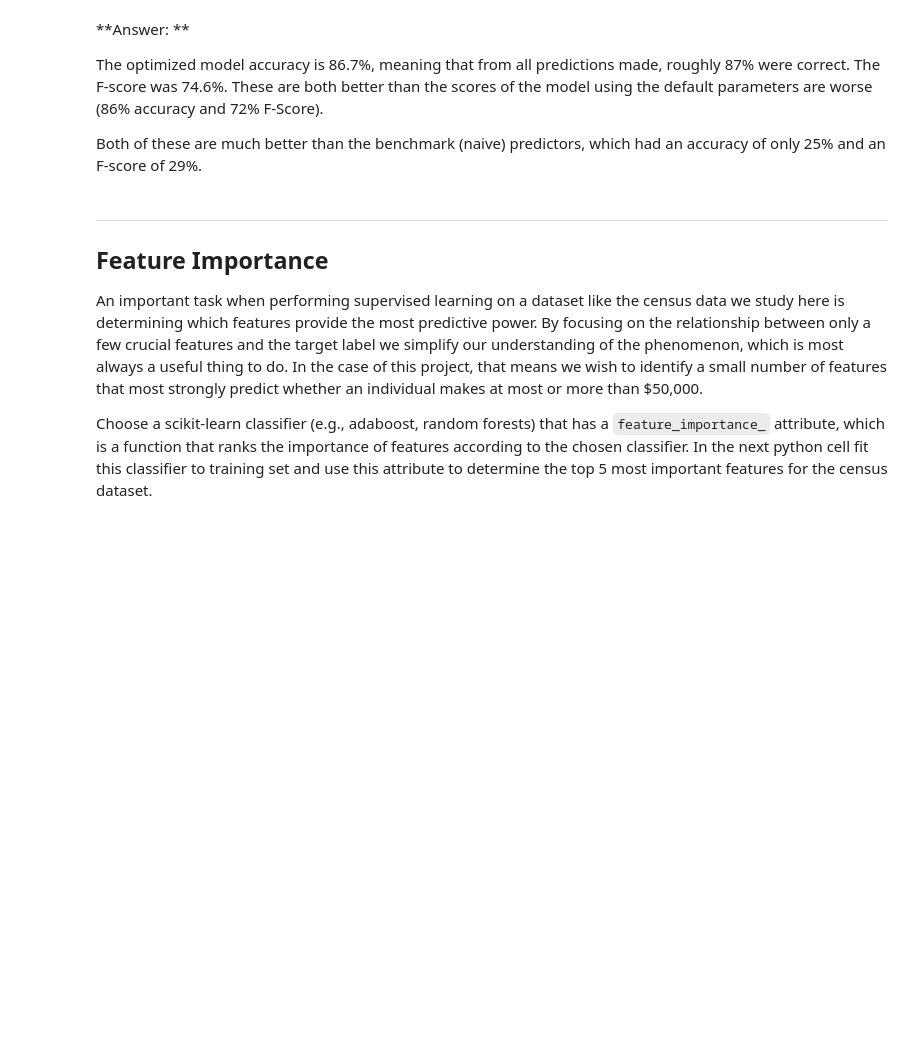
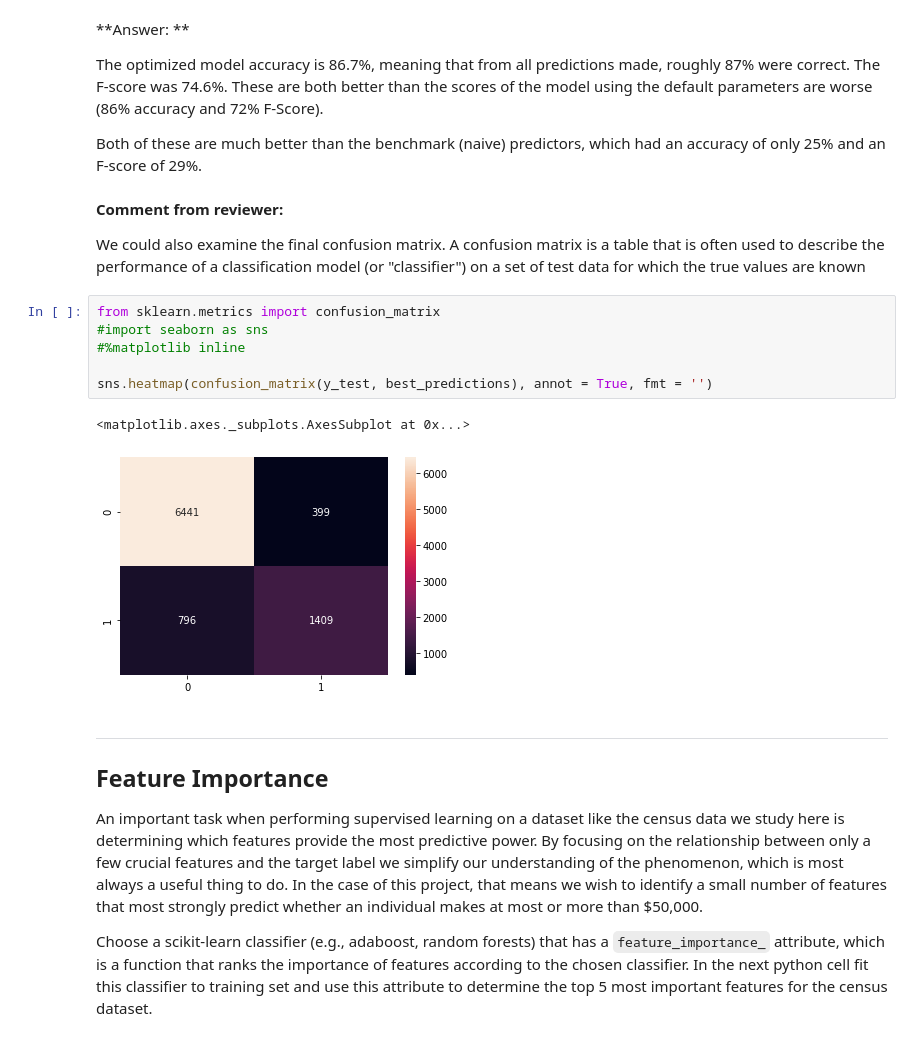
Before and after one commit to mtyszler/finding_donors_project, a Jupyter notebook: finding_donors.ipynb, the cells around one changed output. Saved outputs shown, nothing was run; the diff lists cells and outputs as text; blank space fills up the shorter version.

```diff
--- a/finding_donors.ipynb
+++ b/finding_donors.ipynb
@@ -673,6 +847,19 @@ Best score: 0.7522607684008495
 The optimized model accuracy is 86.7%, meaning that from all predictions made, roughly 87% were correct. The F-score was 74.6%. These are both better than the scores of the model using the default parameters are worse (86% accuracy and 72% F-Score).
 
 Both of these are much better than the benchmark (naive) predictors, which had an accuracy of only 25% and an F-score of 29%.
+# %% [markdown]
+**Comment from reviewer:**
+
+We could also examine the final confusion matrix. A confusion matrix is a table that is often used to describe the performance of a classification model (or "classifier") on a set of test data for which the true values are known
+# %%
+from sklearn.metrics import confusion_matrix
+#import seaborn as sns
+#%matplotlib inline
+
+sns.heatmap(confusion_matrix(y_test, best_predictions), annot = True, fmt = '')
+# %% [output]
+<matplotlib.axes._subplots.AxesSubplot at 0x...>
+[figure, added]
 # %% [markdown]
 ----
 ## Feature Importance
```
Also changed, not shown: parts of 12 cells of this notebook, 1 other file.
